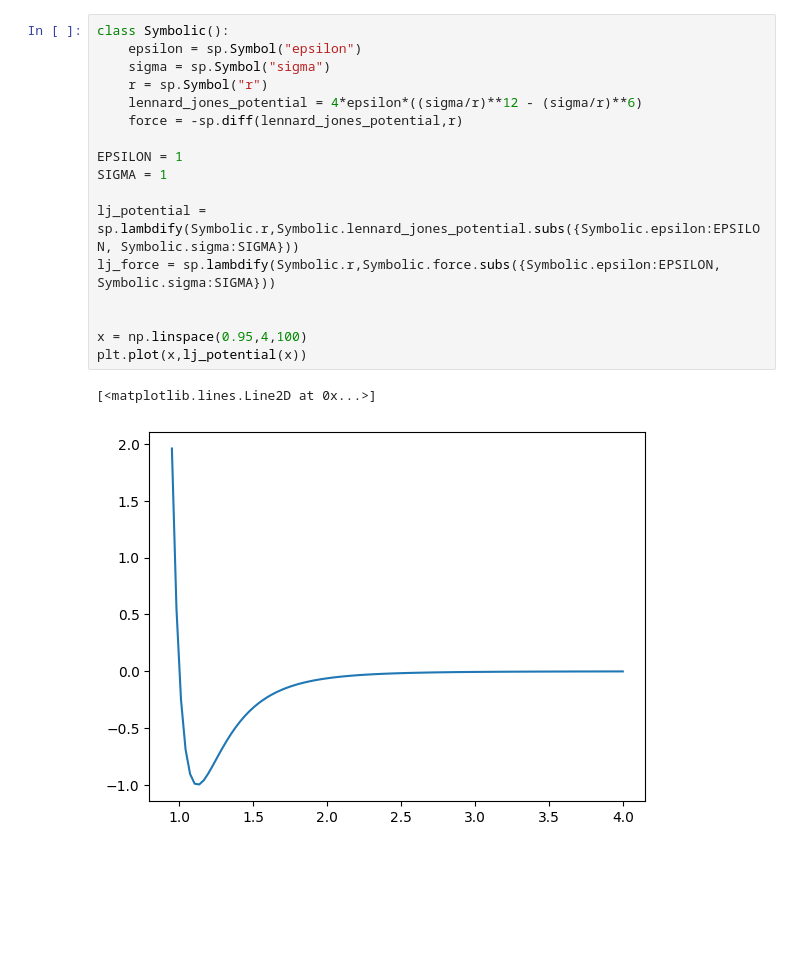
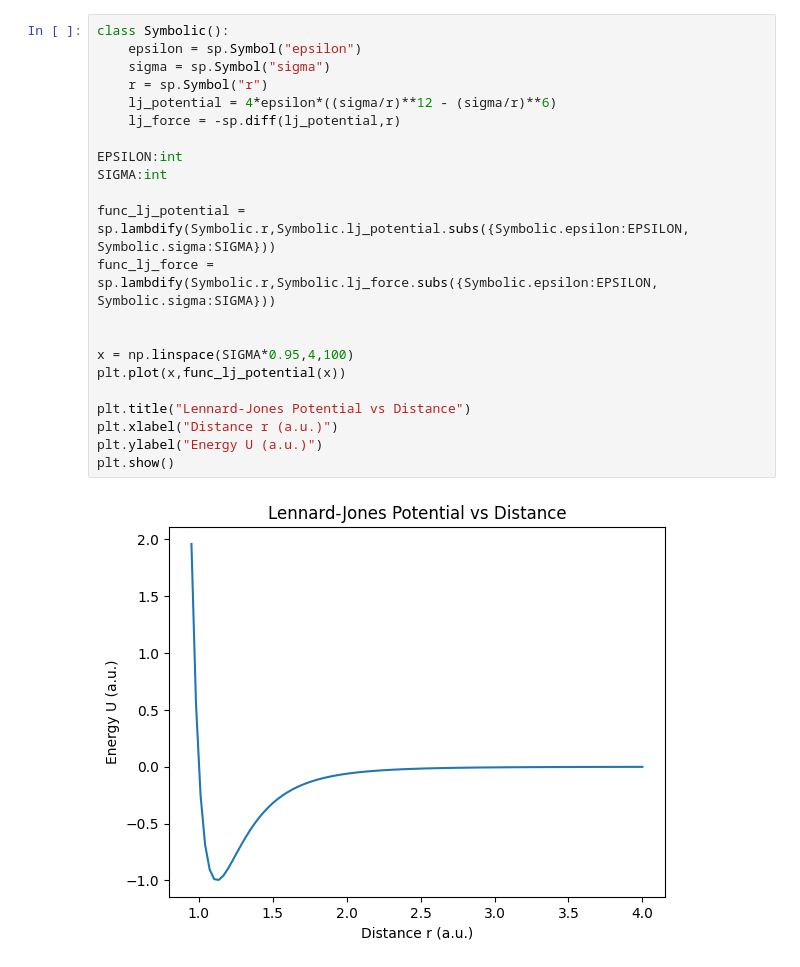
Before and after one commit to julius-clegg/Molecular-Dynamics-Simulation, a Jupyter notebook: PHYS2020 Project.ipynb, the cells around one changed output. Saved outputs shown, nothing was run; the diff lists cells and outputs as text; blank space fills up the shorter version.

```diff
--- a/PHYS2020 Project.ipynb
+++ b/PHYS2020 Project.ipynb
@@ -26,23 +57,27 @@ print(r)
 # %%
 class Symbolic():
     epsilon = sp.Symbol("epsilon")
     sigma = sp.Symbol("sigma")
     r = sp.Symbol("r")
-    lennard_jones_potential = 4*epsilon*((sigma/r)**12 - (sigma/r)**6)
-    force = -sp.diff(lennard_jones_potential,r)
+    lj_potential = 4*epsilon*((sigma/r)**12 - (sigma/r)**6)
+    lj_force = -sp.diff(lj_potential,r)
 
-EPSILON = 1
-SIGMA = 1
+EPSILON:int
+SIGMA:int
 
-lj_potential = sp.lambdify(Symbolic.r,Symbolic.lennard_jones_potential.subs({Symbolic.epsilon:EPSILON, Symbolic.sigma:SIGMA}))
-lj_force = sp.lambdify(Symbolic.r,Symbolic.force.subs({Symbolic.epsilon:EPSILON, Symbolic.sigma:SIGMA}))
+func_lj_potential = sp.lambdify(Symbolic.r,Symbolic.lj_potential.subs({Symbolic.epsilon:EPSILON, Symbolic.sigma:SIGMA}))
+func_lj_force = sp.lambdify(Symbolic.r,Symbolic.lj_force.subs({Symbolic.epsilon:EPSILON, Symbolic.sigma:SIGMA}))
 
 
-x = np.linspace(0.95,4,100)
-plt.plot(x,lj_potential(x))
+x = np.linspace(SIGMA*0.95,4,100)
+plt.plot(x,func_lj_potential(x))
+
+plt.title("Lennard-Jones Potential vs Distance")
+plt.xlabel("Distance r (a.u.)")
+plt.ylabel("Energy U (a.u.)")
+plt.show()
 # %% [output]
-[<matplotlib.lines.Line2D at 0x...>]
-[figure, old version]
+[figure, new version]
 # %%
 x = r[0]
 def pair_displacements_1D(x):
```
Also changed, not shown: parts of 8 cells of this notebook, 1 other file.
